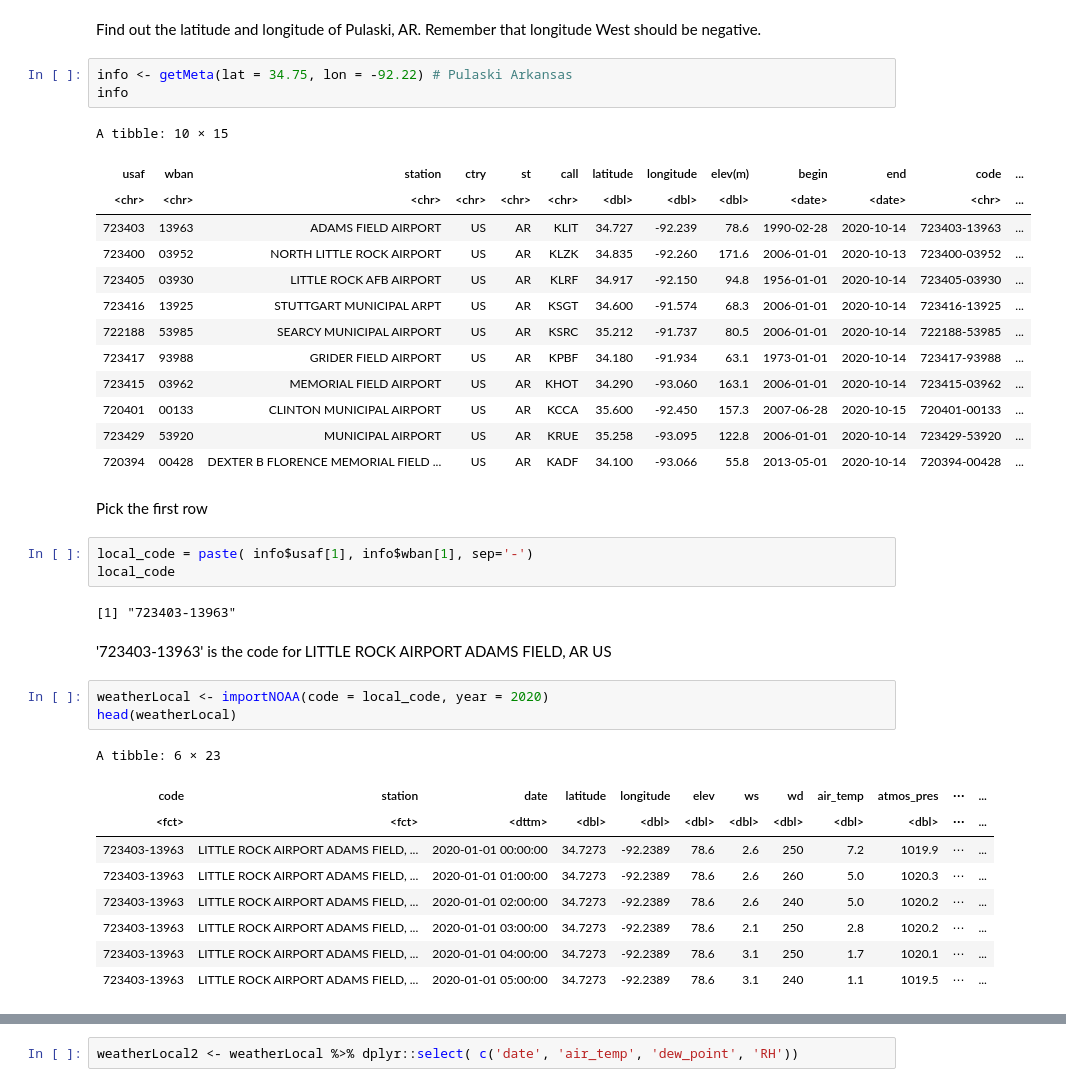
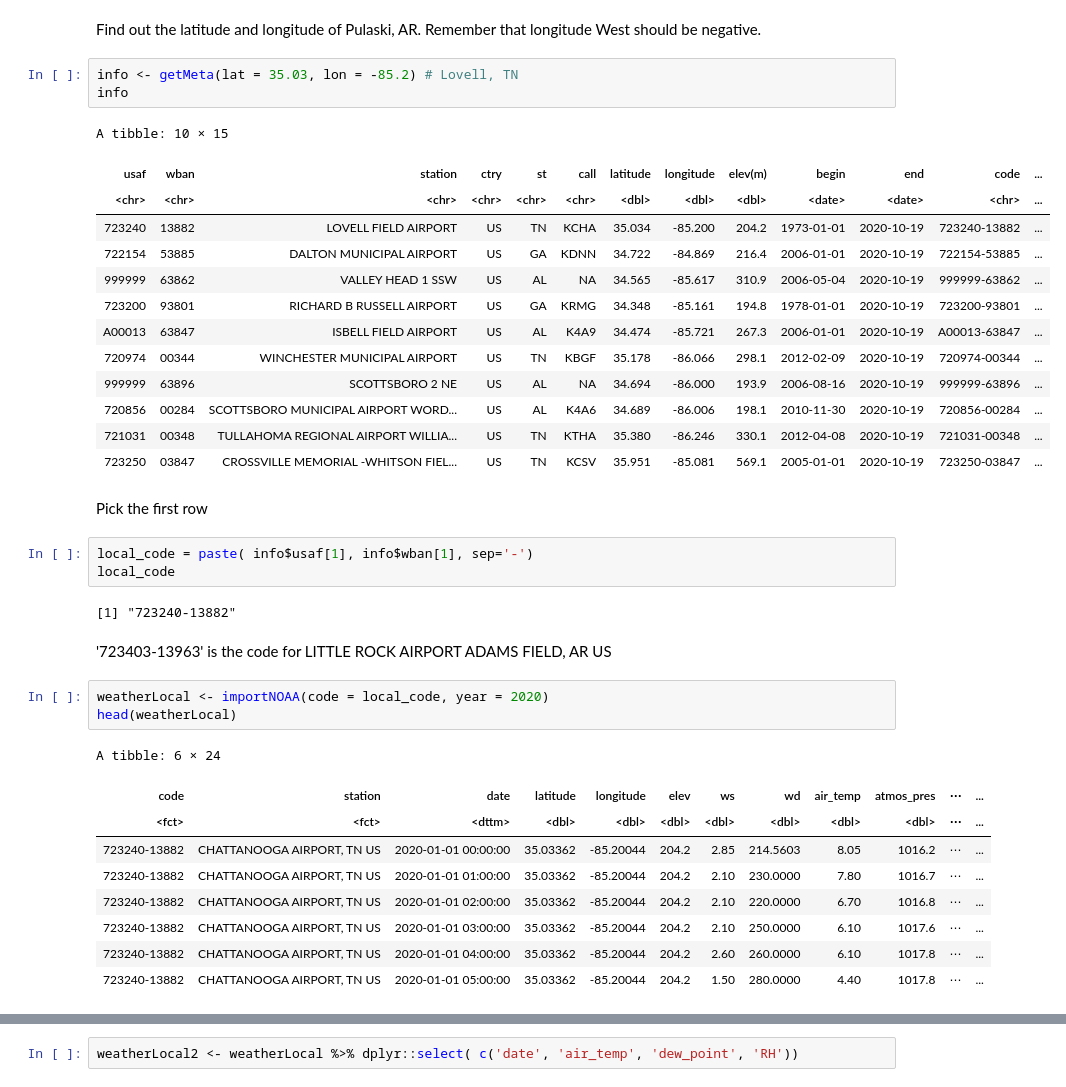
Before and after one commit to hongqin/Use-R-in-CoLab, a Jupyter notebook: Learn_R_county_Covid19.ipynb, the cells around one changed output, grey strips where cells are left out. Drawn from its saved outputs; the diff is of its cells as text.

```diff
--- a/Learn_R_county_Covid19.ipynb
+++ b/Learn_R_county_Covid19.ipynb
@@ -1212,44 +1213,44 @@ A tibble: 2 × 13
 Find out the latitude and longitude of Pulaski, AR.
 Remember that longitude West should be negative.
 # %%
-info <- getMeta(lat = 34.75, lon = -92.22) # Pulaski Arkansas
+info <- getMeta(lat = 35.03, lon = -85.2) # Lovell, TN
 info
 # %% [output]
 A tibble: 10 × 15
 | usaf | wban | station | ctry | st | call | latitude | longitude | elev(m) | begin | end | code | ... |
 | <chr> | <chr> | <chr> | <chr> | <chr> | <chr> | <dbl> | <dbl> | <dbl> | <date> | <date> | <chr> | ... |
-| 723403 | 13963 | ADAMS FIELD AIRPORT | US | AR | KLIT | 34.727 | -92.239 | 78.6 | 1990-02-28 | 2020-10-14 | 723403-13963 | ... |
-| 723400 | 03952 | NORTH LITTLE ROCK AIRPORT | US | AR | KLZK | 34.835 | -92.260 | 171.6 | 2006-01-01 | 2020-10-13 | 723400-03952 | ... |
-| 723405 | 03930 | LITTLE ROCK AFB AIRPORT | US | AR | KLRF | 34.917 | -92.150 | 94.8 | 1956-01-01 | 2020-10-14 | 723405-03930 | ... |
-| 723416 | 13925 | STUTTGART MUNICIPAL ARPT | US | AR | KSGT | 34.600 | -91.574 | 68.3 | 2006-01-01 | 2020-10-14 | 723416-13925 | ... |
-| 722188 | 53985 | SEARCY MUNICIPAL AIRPORT | US | AR | KSRC | 35.212 | -91.737 | 80.5 | 2006-01-01 | 2020-10-14 | 722188-53985 | ... |
-| 723417 | 93988 | GRIDER FIELD AIRPORT | US | AR | KPBF | 34.180 | -91.934 | 63.1 | 1973-01-01 | 2020-10-14 | 723417-93988 | ... |
-| 723415 | 03962 | MEMORIAL FIELD AIRPORT | US | AR | KHOT | 34.290 | -93.060 | 163.1 | 2006-01-01 | 2020-10-14 | 723415-03962 | ... |
-| 720401 | 00133 | CLINTON MUNICIPAL AIRPORT | US | AR | KCCA | 35.600 | -92.450 | 157.3 | 2007-06-28 | 2020-10-15 | 720401-00133 | ... |
-| 723429 | 53920 | MUNICIPAL AIRPORT | US | AR | KRUE | 35.258 | -93.095 | 122.8 | 2006-01-01 | 2020-10-14 | 723429-53920 | ... |
-| 720394 | 00428 | DEXTER B FLORENCE MEMORIAL FIELD ... | US | AR | KADF | 34.100 | -93.066 | 55.8 | 2013-05-01 | 2020-10-14 | 720394-00428 | ... |
+| 723240 | 13882 | LOVELL FIELD AIRPORT | US | TN | KCHA | 35.034 | -85.200 | 204.2 | 1973-01-01 | 2020-10-19 | 723240-13882 | ... |
+| 722154 | 53885 | DALTON MUNICIPAL AIRPORT | US | GA | KDNN | 34.722 | -84.869 | 216.4 | 2006-01-01 | 2020-10-19 | 722154-53885 | ... |
+| 999999 | 63862 | VALLEY HEAD 1 SSW | US | AL | NA | 34.565 | -85.617 | 310.9 | 2006-05-04 | 2020-10-19 | 999999-63862 | ... |
+| 723200 | 93801 | RICHARD B RUSSELL AIRPORT | US | GA | KRMG | 34.348 | -85.161 | 194.8 | 1978-01-01 | 2020-10-19 | 723200-93801 | ... |
+| A00013 | 63847 | ISBELL FIELD AIRPORT | US | AL | K4A9 | 34.474 | -85.721 | 267.3 | 2006-01-01 | 2020-10-19 | A00013-63847 | ... |
+| 720974 | 00344 | WINCHESTER MUNICIPAL AIRPORT | US | TN | KBGF | 35.178 | -86.066 | 298.1 | 2012-02-09 | 2020-10-19 | 720974-00344 | ... |
+| 999999 | 63896 | SCOTTSBORO 2 NE | US | AL | NA | 34.694 | -86.000 | 193.9 | 2006-08-16 | 2020-10-19 | 999999-63896 | ... |
+| 720856 | 00284 | SCOTTSBORO MUNICIPAL AIRPORT WORD... | US | AL | K4A6 | 34.689 | -86.006 | 198.1 | 2010-11-30 | 2020-10-19 | 720856-00284 | ... |
+| 721031 | 00348 | TULLAHOMA REGIONAL AIRPORT WILLIA... | US | TN | KTHA | 35.380 | -86.246 | 330.1 | 2012-04-08 | 2020-10-19 | 721031-00348 | ... |
+| 723250 | 03847 | CROSSVILLE MEMORIAL -WHITSON FIEL... | US | TN | KCSV | 35.951 | -85.081 | 569.1 | 2005-01-01 | 2020-10-19 | 723250-03847 | ... |
 # %% [markdown]
 Pick the first row
 # %%
 local_code = paste( info$usaf[1], info$wban[1], sep='-')
 local_code
 # %% [output]
-[1] "723403-13963"
+[1] "723240-13882"
 # %% [markdown]
 '723403-13963' is the code for LITTLE ROCK AIRPORT ADAMS FIELD, AR US
 # %%
 weatherLocal <- importNOAA(code = local_code, year = 2020)
 head(weatherLocal)
 # %% [output]
-A tibble: 6 × 23
+A tibble: 6 × 24
 | code | station | date | latitude | longitude | elev | ws | wd | air_temp | atmos_pres | ⋯ | ... |
 | <fct> | <fct> | <dttm> | <dbl> | <dbl> | <dbl> | <dbl> | <dbl> | <dbl> | <dbl> | ⋯ | ... |
-| 723403-13963 | LITTLE ROCK AIRPORT ADAMS FIELD, ... | 2020-01-01 00:00:00 | 34.7273 | -92.2389 | 78.6 | 2.6 | 250 | 7.2 | 1019.9 | ⋯ | ... |
-| 723403-13963 | LITTLE ROCK AIRPORT ADAMS FIELD, ... | 2020-01-01 01:00:00 | 34.7273 | -92.2389 | 78.6 | 2.6 | 260 | 5.0 | 1020.3 | ⋯ | ... |
-| 723403-13963 | LITTLE ROCK AIRPORT ADAMS FIELD, ... | 2020-01-01 02:00:00 | 34.7273 | -92.2389 | 78.6 | 2.6 | 240 | 5.0 | 1020.2 | ⋯ | ... |
-| 723403-13963 | LITTLE ROCK AIRPORT ADAMS FIELD, ... | 2020-01-01 03:00:00 | 34.7273 | -92.2389 | 78.6 | 2.1 | 250 | 2.8 | 1020.2 | ⋯ | ... |
-| 723403-13963 | LITTLE ROCK AIRPORT ADAMS FIELD, ... | 2020-01-01 04:00:00 | 34.7273 | -92.2389 | 78.6 | 3.1 | 250 | 1.7 | 1020.1 | ⋯ | ... |
-| 723403-13963 | LITTLE ROCK AIRPORT ADAMS FIELD, ... | 2020-01-01 05:00:00 | 34.7273 | -92.2389 | 78.6 | 3.1 | 240 | 1.1 | 1019.5 | ⋯ | ... |
+| 723240-13882 | CHATTANOOGA AIRPORT, TN US | 2020-01-01 00:00:00 | 35.03362 | -85.20044 | 204.2 | 2.85 | 214.5603 | 8.05 | 1016.2 | ⋯ | ... |
+| 723240-13882 | CHATTANOOGA AIRPORT, TN US | 2020-01-01 01:00:00 | 35.03362 | -85.20044 | 204.2 | 2.10 | 230.0000 | 7.80 | 1016.7 | ⋯ | ... |
+| 723240-13882 | CHATTANOOGA AIRPORT, TN US | 2020-01-01 02:00:00 | 35.03362 | -85.20044 | 204.2 | 2.10 | 220.0000 | 6.70 | 1016.8 | ⋯ | ... |
+| 723240-13882 | CHATTANOOGA AIRPORT, TN US | 2020-01-01 03:00:00 | 35.03362 | -85.20044 | 204.2 | 2.10 | 250.0000 | 6.10 | 1017.6 | ⋯ | ... |
+| 723240-13882 | CHATTANOOGA AIRPORT, TN US | 2020-01-01 04:00:00 | 35.03362 | -85.20044 | 204.2 | 2.60 | 260.0000 | 6.10 | 1017.8 | ⋯ | ... |
+| 723240-13882 | CHATTANOOGA AIRPORT, TN US | 2020-01-01 05:00:00 | 35.03362 | -85.20044 | 204.2 | 1.50 | 280.0000 | 4.40 | 1017.8 | ⋯ | ... |
 # %%
 names(weatherLocal)
 # %% [output]
```
Also changed, not shown: parts of 31 cells of this notebook.
